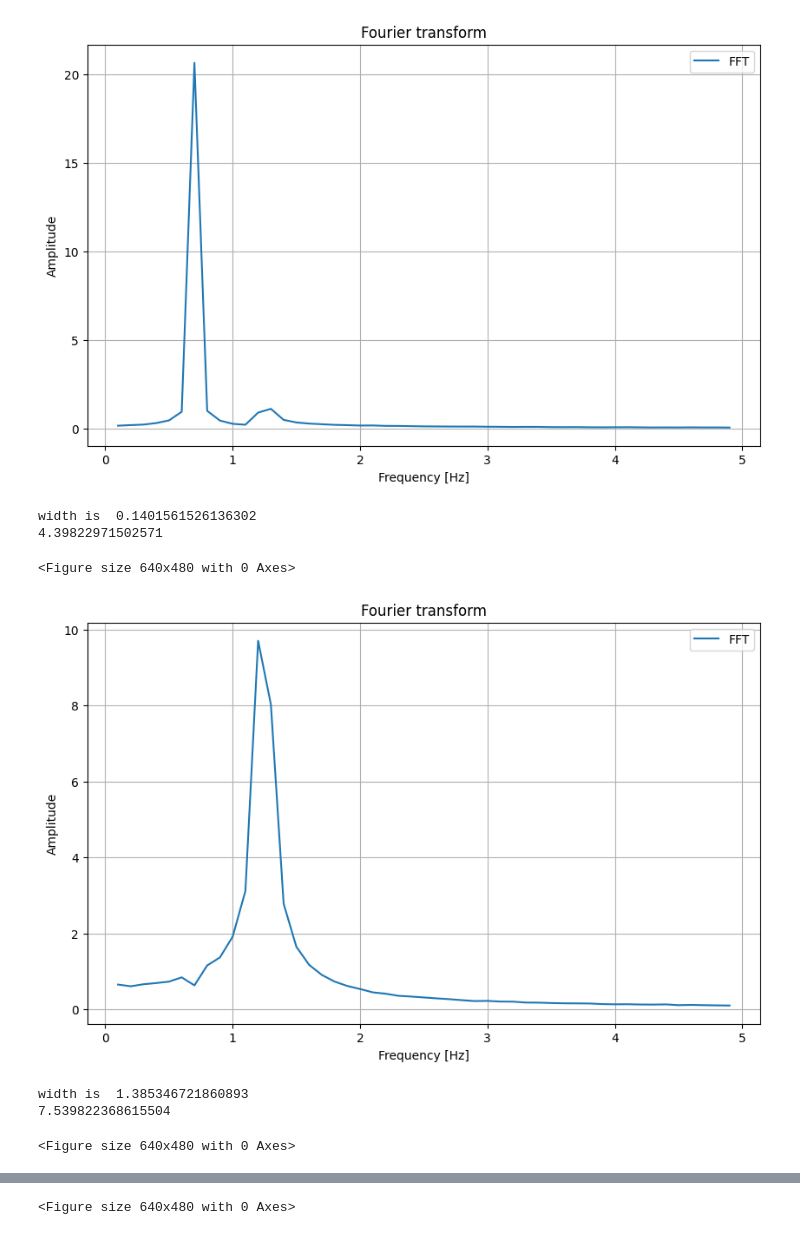
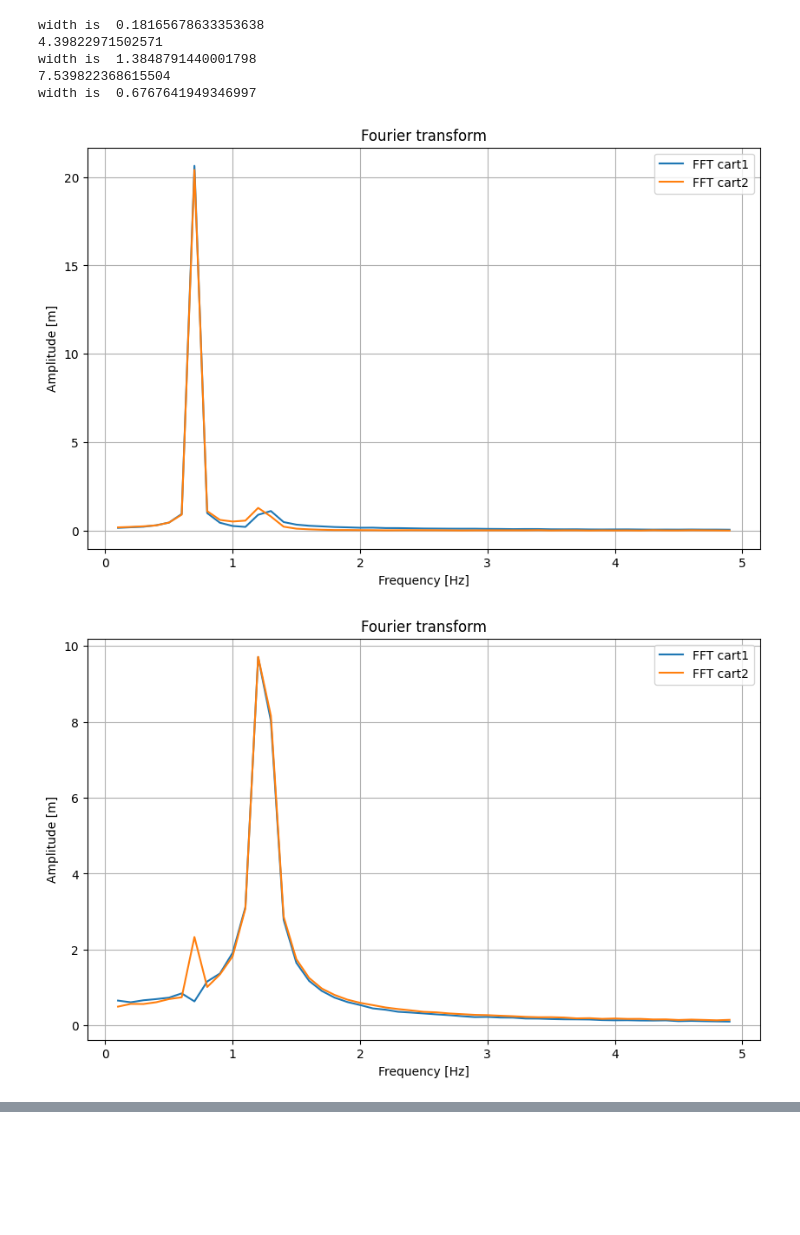
Before and after one commit to ronniegertman/Waves, a Jupyter notebook: two_oscillators.ipynb, the cells around one changed output, grey strips where cells are left out. Cells and saved outputs as stored; diff of their text form; code cells hidden in the pictures; blank space fills up the shorter version.

```diff
--- a/two_oscillators.ipynb
+++ b/two_oscillators.ipynb
@@ -44,26 +45,32 @@ def cos2(t, A, B, w1, w2, phi1, phi2, b1):
 def calc_varience(amplitudes):
   return np.var(amplitudes[10:25])
 # %%
-def calc_freq_fourier(time, x):
+def calc_freq_fourier(time, x_cart1, x_cart2):
   dt = time[1] - time[0]
   fs = 1 / dt
 
-  fft_result = np.fft.fft(x)
-  frequencies = np.fft.fftfreq(len(x), dt)
+  fft_result = np.fft.fft(x_cart1)
+  frequencies = np.fft.fftfreq(len(x_cart1), dt)
 
   positive_frequencies = frequencies[frequencies >= 0]
   positive_amplitude = np.abs(fft_result[frequencies >= 0])
 
   plt.figure(figsize=(10,6))
-  plt.plot(positive_frequencies[1:50], positive_amplitude[1:50], label="FFT")
+  plt.plot(positive_frequencies[1:50], positive_amplitude[1:50], label="FFT cart1")
   plt.title("Fourier transform")
   plt.xlabel("Frequency [Hz]")
-  plt.ylabel("Amplitude")
+  plt.ylabel("Amplitude [m]")
   plt.grid()
+
+
+  fft_result = np.fft.fft(x_cart2)
+  frequencies = np.fft.fftfreq(len(x_cart2), dt)
+
+  positive_frequencies = frequencies[frequencies >= 0]
+  positive_amplitude = np.abs(fft_result[frequencies >= 0])
+  plt.plot(positive_frequencies[1:50], positive_amplitude[1:50], label="FFT cart2")
+
   plt.legend()
-  plt.show()
-  plt.savefig("fft.png")
-
 
   var = calc_varience(positive_amplitude)
   print("width is ", np.sqrt(var)/2)
@@ -144,20 +149,18 @@ def compute_omega(k1, k2, k3, m1, m2):
 
     return omega1, omega2
 # %%
-w1_eigen = calc_freq_fourier(time_eigen1, cart1_eigen1)
+w1_eigen = calc_freq_fourier(time_eigen1, cart1_eigen1, cart2_eigen1)
 print(w1_eigen)
 
-w2_eigen = calc_freq_fourier(time_eigen2, cart1_eigen2)
+w2_eigen = calc_freq_fourier(time_eigen2, cart1_eigen2, cart2_eigen2)
 print(w2_eigen)
 
-fourier_trans = calc_freq_fourier(time_random, cart1_random)
-print(fourier_trans)
+fourier_trans = calc_freq_fourier(time_random, cart1_random, cart2_random)
 # %% [output]
+width is  0.18165678633353638
+4.39822971502571
+width is  1.3848791440001798
+7.539822368615504
+width is  0.6767641949346997
-[figure, old version]
+[figure, new version]
-width is  0.1401561526136302
-4.39822971502571
-<Figure size 640x480 with 0 Axes>
-[figure, old version]
+[figure, new version]
-width is  1.385346721860893
-7.539822368615504
-<Figure size 640x480 with 0 Axes>
@@ -167,4 +168,3 @@ width is  0.6914488763166592
-<Figure size 640x480 with 0 Axes>
 # %%
 #calculating cfit of superposition
 #po = ([t, A, B, w1, w2, phi1, phi2, b1])
```
Also changed, not shown: parts of 14 cells of this notebook.
